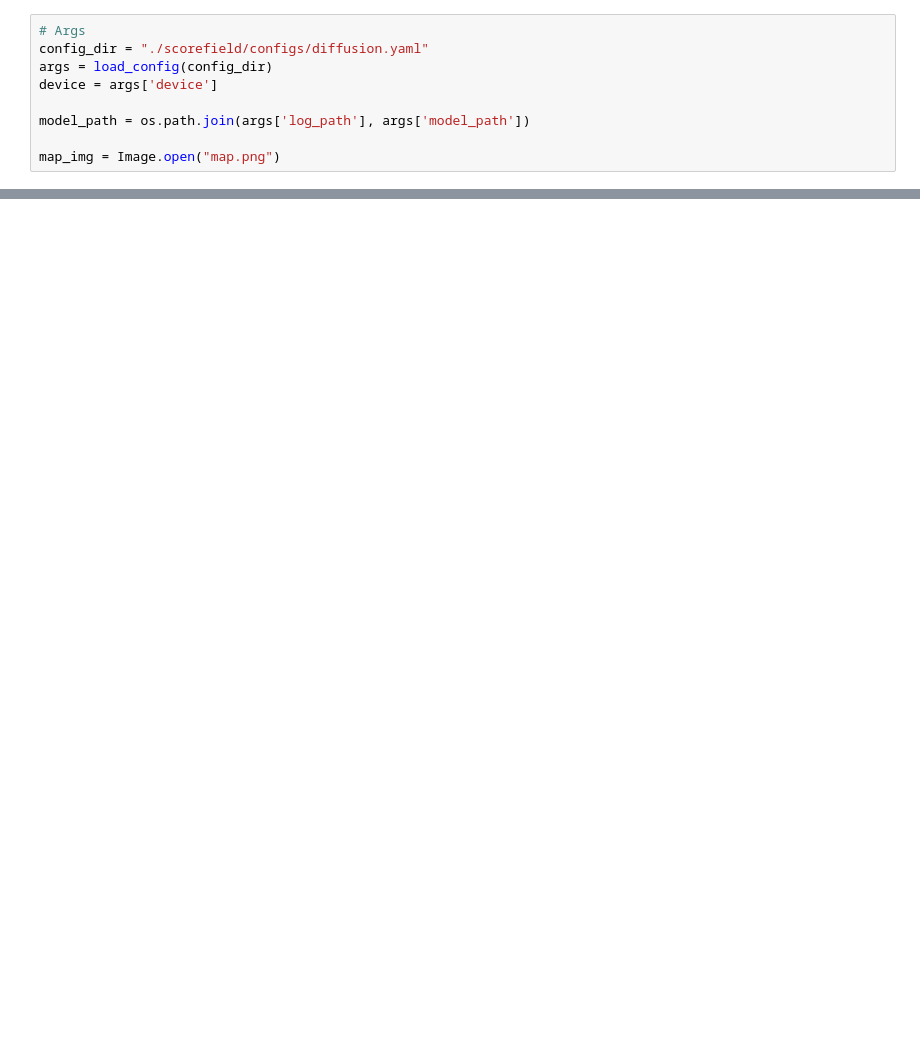
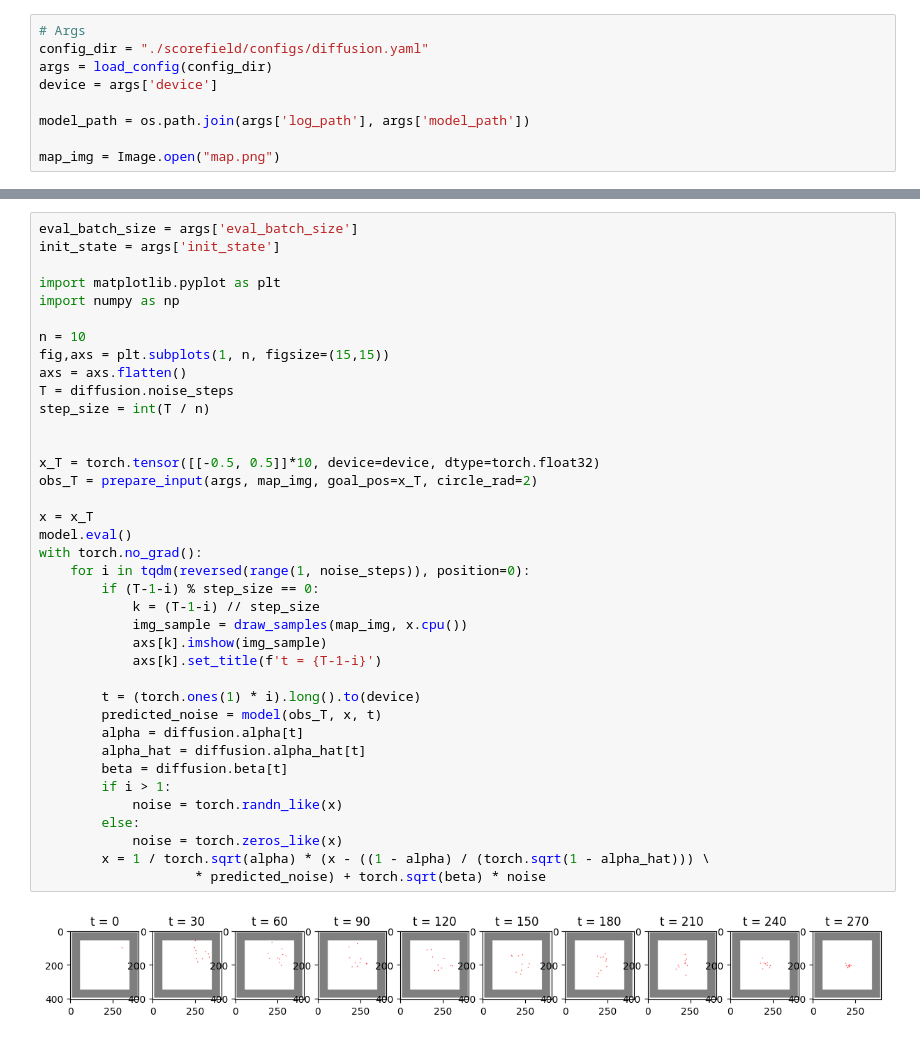
Before and after one commit to pranaboy72/denoisingheat, a Jupyter notebook: diffusion_backbone_png.ipynb, the cells around one changed output, grey strips where cells are left out. Drawn from its saved outputs; the diff is of its cells as text; blank space fills up the shorter version.

```diff
--- a/diffusion_backbone_png.ipynb
+++ b/diffusion_backbone_png.ipynb
@@ -133,0 +133,40 @@ KeyError: 'eval_batch_size'
+# %%
+eval_batch_size = args['eval_batch_size']
+init_state = args['init_state']
+
+import matplotlib.pyplot as plt
+import numpy as np
+
+n = 10
+fig,axs = plt.subplots(1, n, figsize=(15,15))
+axs = axs.flatten()
+T = diffusion.noise_steps
+step_size = int(T / n)
+
+
+x_T = torch.tensor([[-0.5, 0.5]]*10, device=device, dtype=torch.float32)
+obs_T = prepare_input(args, map_img, goal_pos=x_T, circle_rad=2)
+
+x = x_T
+model.eval()
+with torch.no_grad():
+    for i in tqdm(reversed(range(1, noise_steps)), position=0):
+        if (T-1-i) % step_size == 0:
+            k = (T-1-i) // step_size
+            img_sample = draw_samples(map_img, x.cpu())
+            axs[k].imshow(img_sample)
+            axs[k].set_title(f't = {T-1-i}')
+
+        t = (torch.ones(1) * i).long().to(device)
+        predicted_noise = model(obs_T, x, t)
+        alpha = diffusion.alpha[t]
+        alpha_hat = diffusion.alpha_hat[t]
+        beta = diffusion.beta[t]
+        if i > 1:
+            noise = torch.randn_like(x)
+        else:
+            noise = torch.zeros_like(x)
+        x = 1 / torch.sqrt(alpha) * (x - ((1 - alpha) / (torch.sqrt(1 - alpha_hat))) \
+                    * predicted_noise) + torch.sqrt(beta) * noise
+# %% [output]
+[figure, added]
```
Also changed, not shown: parts of 9 cells of this notebook, 3 other files.
